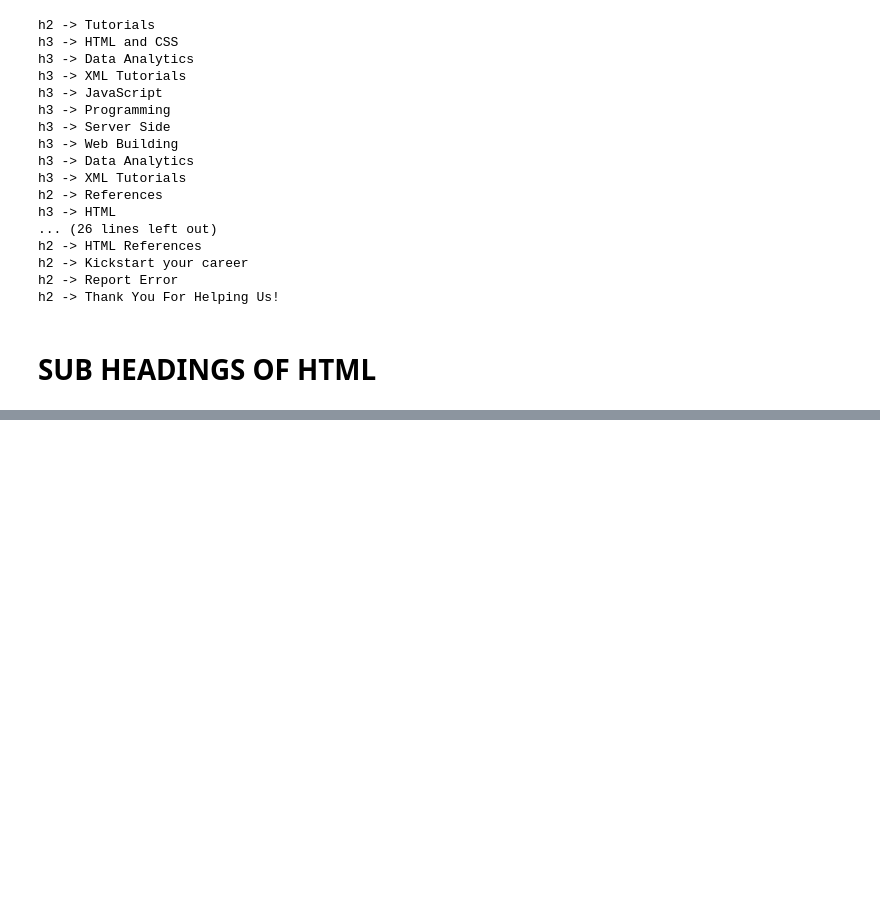
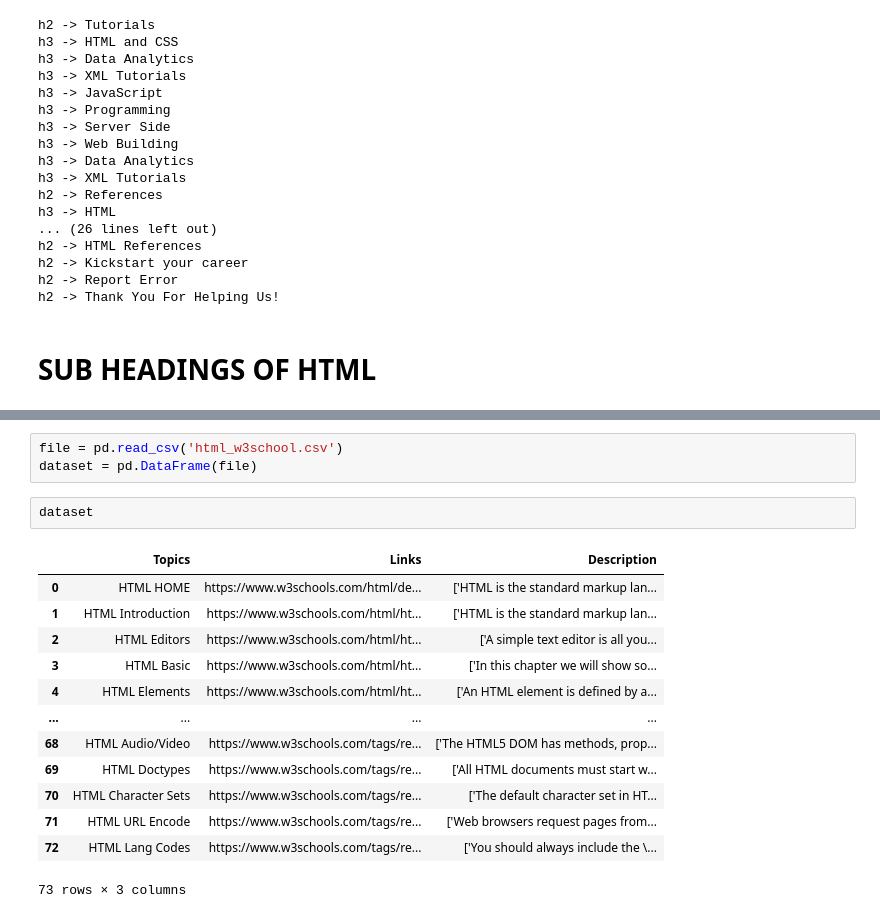
Before and after one commit to nithin-sylesh/OnePercent_Web_Scrapping-, a Jupyter notebook: HTMLWebScrapping.ipynb, the cells around one changed output, grey strips where cells are left out. Drawn from its saved outputs; the diff is of its cells as text; blank space fills up the shorter version.

```diff
--- a/HTMLWebScrapping.ipynb
+++ b/HTMLWebScrapping.ipynb
@@ -269,0 +306,19 @@ with open('products.csv', 'w', newline='') as output_file:
+# %%
+file = pd.read_csv('html_w3school.csv')
+dataset = pd.DataFrame(file)
+# %%
+dataset
+# %% [output]
+|  | Topics | Links | Description |
+| 0 | HTML HOME | https://www.w3schools.com/html/de... | ['HTML is the standard markup lan... |
+| 1 | HTML Introduction | https://www.w3schools.com/html/ht... | ['HTML is the standard markup lan... |
+| 2 | HTML Editors | https://www.w3schools.com/html/ht... | ['A simple text editor is all you... |
+| 3 | HTML Basic | https://www.w3schools.com/html/ht... | ['In this chapter we will show so... |
+| 4 | HTML Elements | https://www.w3schools.com/html/ht... | ['An HTML element is defined by a... |
+| ... | ... | ... | ... |
+| 68 | HTML Audio/Video | https://www.w3schools.com/tags/re... | ['The HTML5 DOM has methods, prop... |
+| 69 | HTML Doctypes | https://www.w3schools.com/tags/re... | ['All HTML documents must start w... |
+| 70 | HTML Character Sets | https://www.w3schools.com/tags/re... | ['The default character set in HT... |
+| 71 | HTML URL Encode | https://www.w3schools.com/tags/re... | ['Web browsers request pages from... |
+| 72 | HTML Lang Codes | https://www.w3schools.com/tags/re... | ['You should always include the \... |
+73 rows × 3 columns
```
Also changed, not shown: parts of 21 cells of this notebook, 1 other file.
